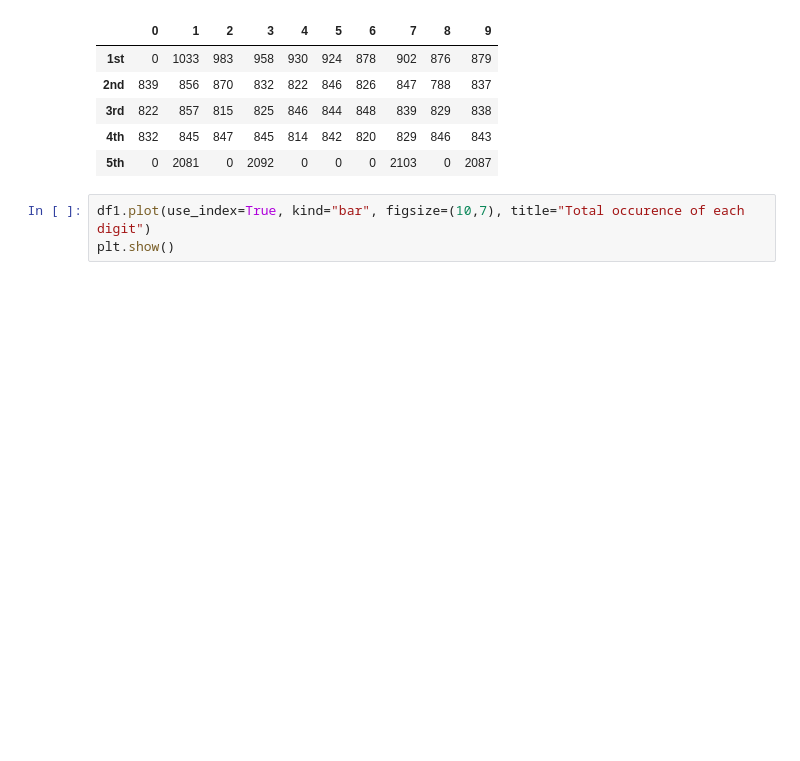
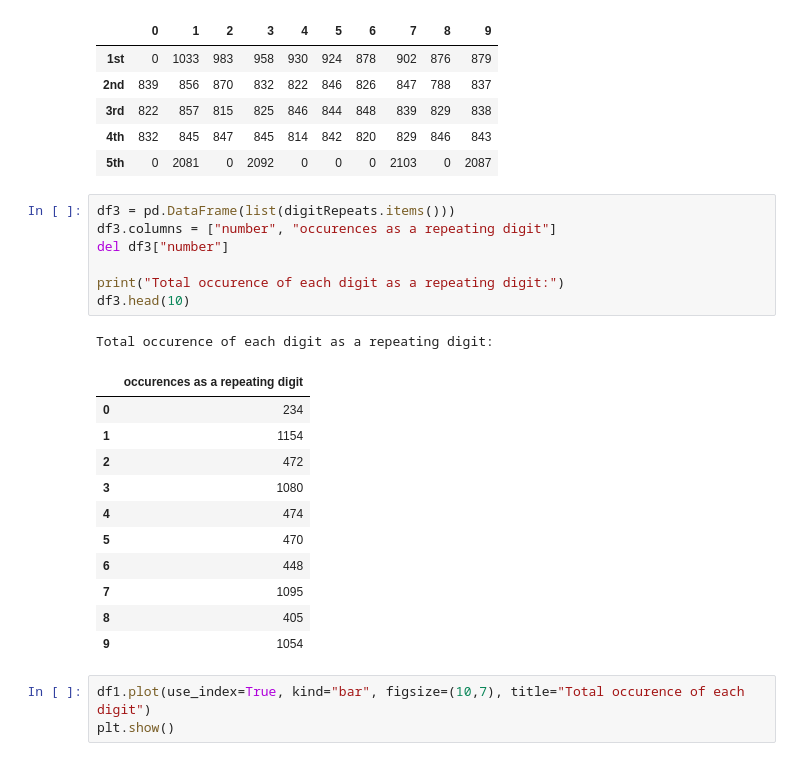
Before and after one commit to amuritna/wordle-genre-tools, a Jupyter notebook: primel/digit-distribution-visualization.ipynb, the cells around one changed output. Saved outputs shown, nothing was run; the diff lists cells and outputs as text; blank space fills up the shorter version.

```diff
--- a/primel/digit-distribution-visualization.ipynb
+++ b/primel/digit-distribution-visualization.ipynb
@@ -52,6 +53,26 @@ Distribution of each digit:
 | 3rd | 822 | 857 | 815 | 825 | 846 | 844 | 848 | 839 | 829 | 838 |
 | 4th | 832 | 845 | 847 | 845 | 814 | 842 | 820 | 829 | 846 | 843 |
 | 5th | 0 | 2081 | 0 | 2092 | 0 | 0 | 0 | 2103 | 0 | 2087 |
+# %%
+df3 = pd.DataFrame(list(digitRepeats.items()))
+df3.columns = ["number", "occurences as a repeating digit"]
+del df3["number"]
+
+print("Total occurence of each digit as a repeating digit:")
+df3.head(10)
+# %% [output]
+Total occurence of each digit as a repeating digit:
+|  | occurences as a repeating digit |
+| 0 | 234 |
+| 1 | 1154 |
+| 2 | 472 |
+| 3 | 1080 |
+| 4 | 474 |
+| 5 | 470 |
+| 6 | 448 |
+| 7 | 1095 |
+| 8 | 405 |
+| 9 | 1054 |
 # %%
 df1.plot(use_index=True, kind="bar", figsize=(10,7), title="Total occurence of each digit")
 plt.show()
```
Also changed, not shown: parts of 2 cells of this notebook.
